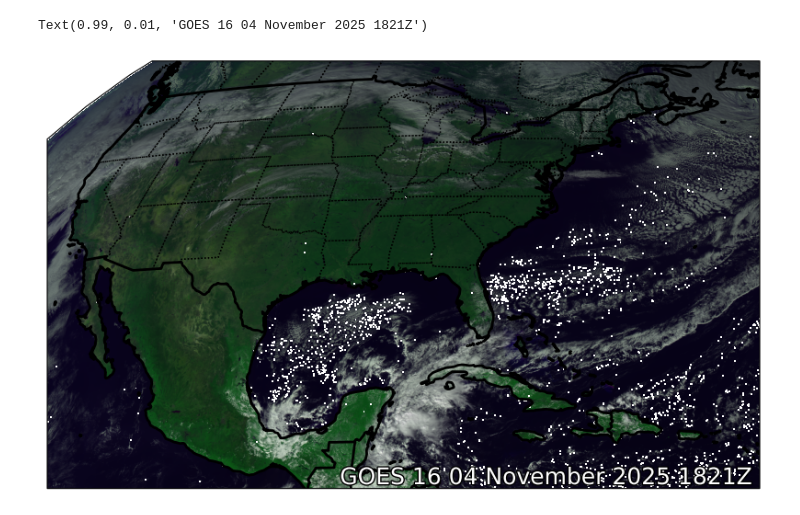
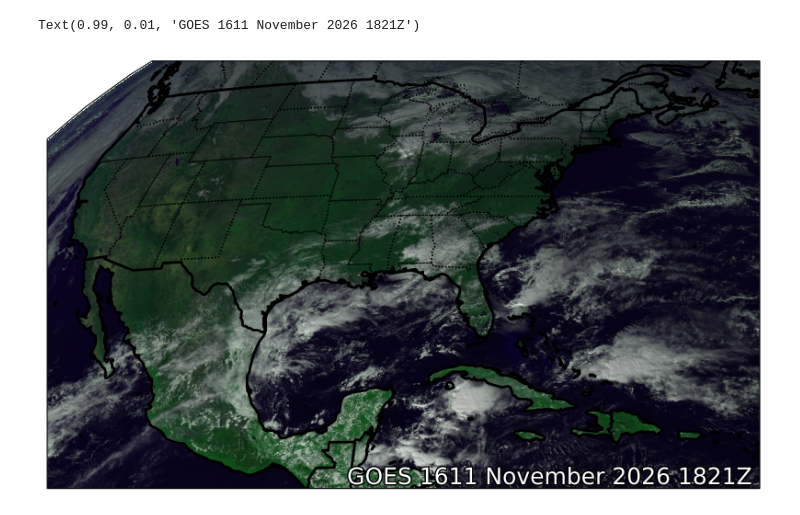
Before and after one commit to senchiao/HRRR_plots, a Jupyter notebook: GOES_ABI.ipynb, the cells around one changed output. Drawn from its saved outputs; the diff is of its cells as text; code cells hidden in the pictures.

```diff
--- a/GOES_ABI.ipynb
+++ b/GOES_ABI.ipynb
@@ -49,3 +41,7 @@ def open_dataset(date, channel, idx, region):
   ds = cat.datasets[idx]
   ds = ds.remote_access(use_xarray=True)
   return ds
+# %%
+date = datetime(2026, 11, 11)
+region = 'CONUS'
+idx = 220
@@ -52,37 +58,23 @@ def open_dataset(date, channel, idx, region):
 # %%
-date = datetime(2025, 11, 4)
-region = 'CONUS'
-idx = 220
-
-red_ds = open_dataset(date, 2, idx, region) # 2 is the channel #
-veggie_ds = open_dataset(date, 3, idx, region)
-blue_ds = open_dataset(date, 1, idx, region)
-
-data = {'red': np.clip(red_ds['Sectorized_CMI'][::2,::2], 0, 1),
-        'veggie': np.clip(veggie_ds['Sectorized_CMI'], 0, 1),
-        'blue': np.clip(blue_ds['Sectorized_CMI'], 0, 1)}
-
-data['color_image']=np.dstack((data['red'], data['veggie'], data['blue']))
-
 dat = blue_ds.metpy.parse_cf('Sectorized_CMI')
 proj = dat.metpy.cartopy_crs
 x = dat['x']
 y = dat['y']
 
 fig = plt.figure(figsize=(10,10))
 ax = fig.add_subplot(1,1,1, projection=proj)
 
 ax.add_feature(cfeature.COASTLINE, linewidth=2)
 ax.add_feature(cfeature.STATES, linestyle=":",edgecolor='black')
 ax.add_feature(cfeature.BORDERS, linewidth=2, edgecolor='black')
 
 im = ax.imshow(data['color_image'], extent=(x.min(), x.max(), y.min(), y.max()), origin='upper')
 
 timestamp = datetime.strptime(blue_ds.start_date_time, '%Y%j%H%M%S')
 add_timestamp(ax, time=timestamp, high_contrast=True,
-              pretext=f'GOES 16 ',
+              pretext=f'GOES 16',
               time_format='%d %B %Y %H%MZ', y=0.01,
               fontsize=18)
 # %% [output]
-Text(0.99, 0.01, 'GOES 16 04 November 2025 1821Z')
+Text(0.99, 0.01, 'GOES 1611 November 2026 1821Z')
-[figure, old version]
+[figure, new version]
```
Also changed, not shown: parts of 6 cells of this notebook.
